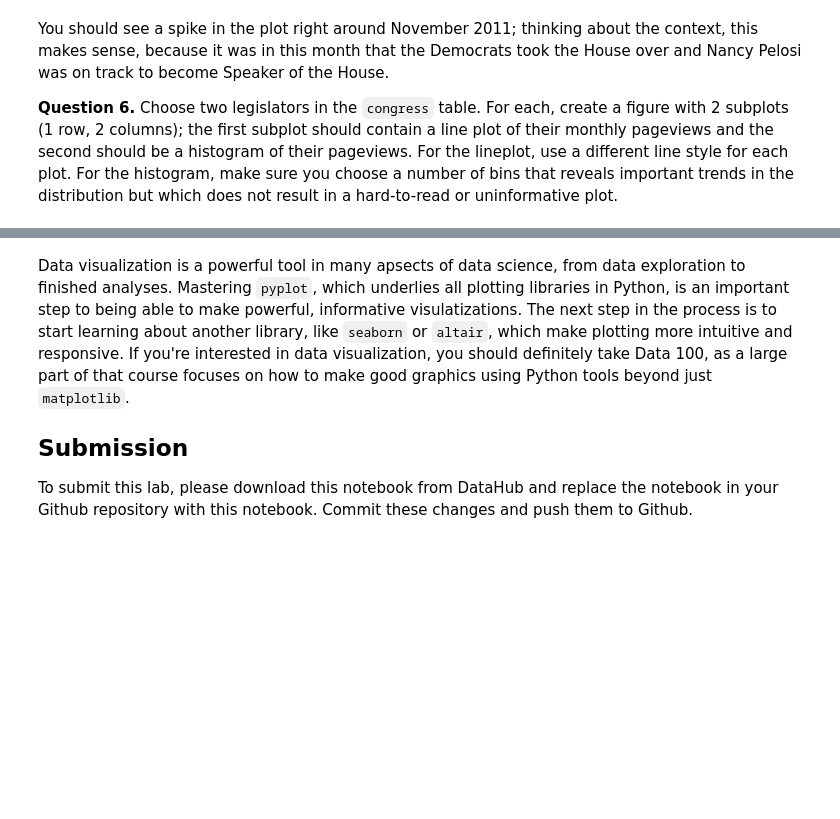
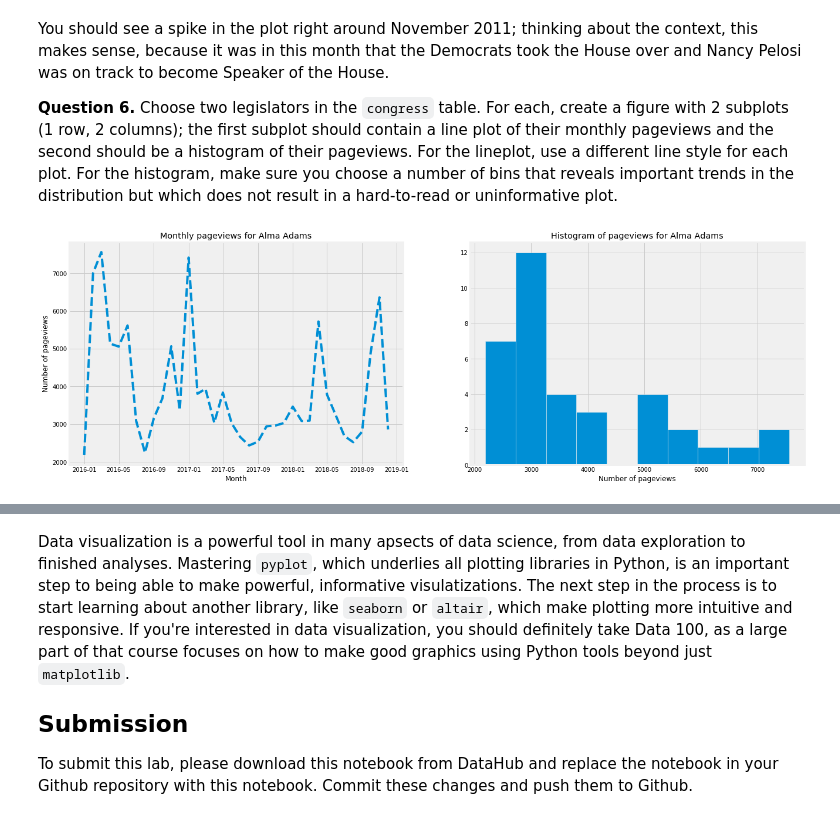
Before and after one commit to ls88-openscienceconnector/lab05-mashapaley, a Jupyter notebook: lab05.ipynb, the cells around one changed output, grey strips where cells are left out. Saved outputs shown, nothing was run; the diff lists cells and outputs as text; code cells hidden in the pictures; blank space fills up the shorter version.

```diff
--- a/lab05.ipynb
+++ b/lab05.ipynb
@@ -167,0 +212,15 @@ plt.figure(figsize=[20, 7])
+# %%
+# 1st Legislator: Alma Adams
+
+adams = congress.select('Month', 'Alma_Adams')
+
+figure, axs = plt.subplots(1, 2, figsize=(20, 7))
+axs[0].plot(adams['Month'], adams['Alma_Adams'], linestyle = 'dashed')
+axs[0].set_title("Monthly pageviews for Alma Adams")
+axs[0].set_xlabel("Month")
+axs[0].set_ylabel("Number of pageviews")
+axs[1].hist(adams['Alma_Adams'], bins = 10)
+axs[1].set_xlabel("Number of pageviews")
+axs[1].set_title("Histogram of pageviews for Alma Adams");
+# %% [output]
+[figure, added]
```
Also changed, not shown: parts of 21 cells of this notebook.
